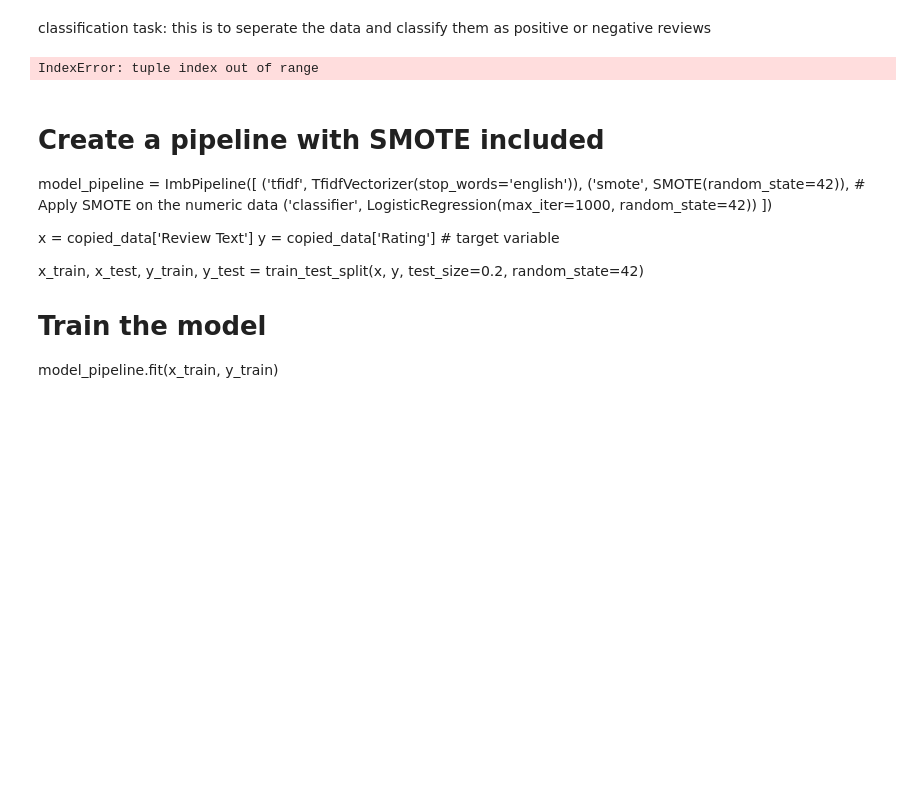
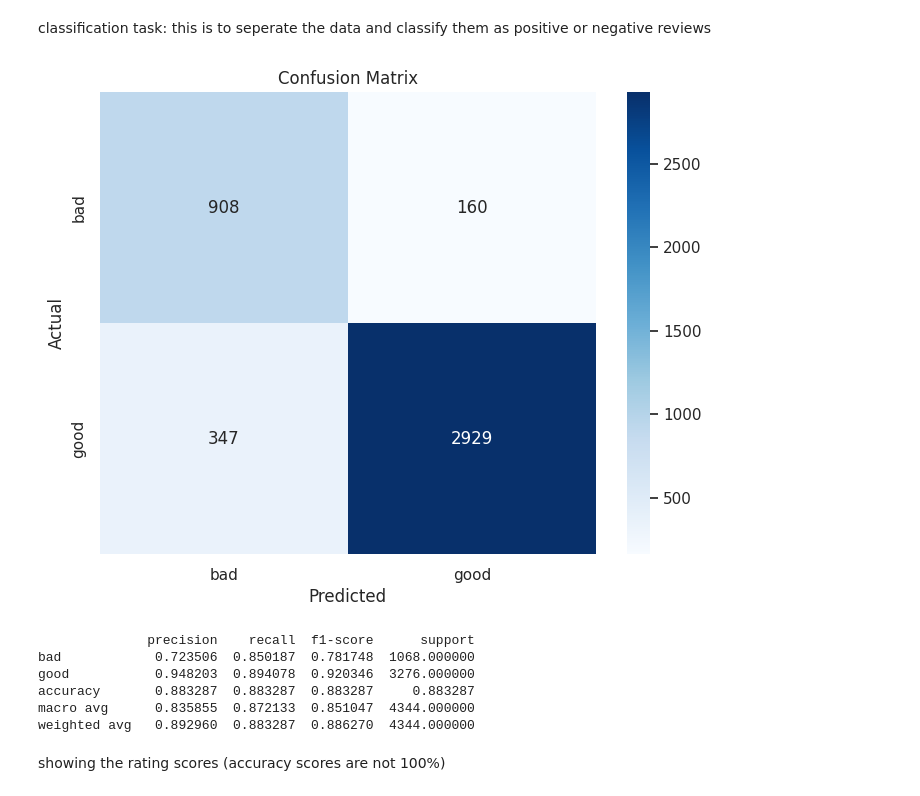
Before and after one commit to callmeAyanda/Machine-Learning, a Jupyter notebook: E_commerce_Sentiment_Analysis.ipynb, the cells around one changed output. Cells and saved outputs as stored; diff of their text form; code cells hidden in the pictures; blank space fills up the shorter version.

```diff
--- a/E_commerce_Sentiment_Analysis.ipynb
+++ b/E_commerce_Sentiment_Analysis.ipynb
@@ -627,66 +627,70 @@ i love love love this jumpsuit its fun flirty and fabulous every time i wear it
 classification task:
 this is to seperate the data and classify them as positive or negative reviews
 # %%
-# converting to integer
+# Convert 'Rating' column to numeric
 copied_data['Rating'] = pd.to_numeric(copied_data['Rating'], errors='coerce')
 
 # Define a function to convert ratings into 'good' and 'bad'
-def binary_rating(Rating):
-    if Rating >= '4':
+def binary_rating(rating):
+    if rating >= 4:
         return 'good'
     else:
         return 'bad'
 
-# Apply the function to the 'Review Text' column
+# Apply the function to create a binary target variable
 binary_data = copied_data.copy()
-binary_data['Review Text'] = binary_data['Review Text'].apply(binary_rating)
+binary_data['Binary Rating'] = binary_data['Rating'].apply(binary_rating)
 
-model_pipeline = Pipeline([
-    ('preprocessor', preprocessor),
+# Ensure there are no missing or invalid values in 'Review Text' and 'Binary Rating'
+binary_data = binary_data.dropna(subset=['Review Text', 'Binary Rating'])
+
+# Features and target variable
+x_binary = binary_data['Review Text']
+y_binary = binary_data['Binary Rating']
+
+# Train-test split
+x_train_binary, x_test_binary, y_train_binary, y_test_binary = train_test_split(
+    x_binary, y_binary, test_size=0.2, random_state=42
+)
+
+# Define the pipeline with SMOTE and Logistic Regression
+model_pipeline = ImbPipeline([
+    ('tfidf', TfidfVectorizer(stop_words='english')),
+    ('smote', SMOTE(random_state=42)),
     ('classifier', LogisticRegression(max_iter=1000, random_state=42))
 ])
 
-x_binary = binary_data['Review Text']
-y_binary = binary_data['Rating']
-
-x_train_binary, x_test_binary, y_train_binary, y_test_binary = train_test_split(x_binary, y_binary, test_size=0.2, random_state=42)
-
+# Train the pipeline
 model_pipeline.fit(x_train_binary, y_train_binary)
 
+# Make predictions
 y_pred_binary = model_pipeline.predict(x_test_binary)
 
+# Classification report and confusion matrix
 binary_report = classification_report(y_test_binary, y_pred_binary, output_dict=True)
-
-# Calculate the confusion matrix for the binary data
 binary_conf_matrix = confusion_matrix(y_test_binary, y_pred_binary)
 
-# Convert classification report to DataFrame for better visualization
-binary_report = pd.DataFrame(binary_report).transpose()
+# Convert classification report to a DataFrame for better visualization
+binary_report_df = pd.DataFrame(binary_report).transpose()
 
-# Plot confusion matrix as a heatmap
+# Plot the confusion matrix as a heatmap
 plt.figure(figsize=(8, 6))
 sns.heatmap(binary_conf_matrix, annot=True, fmt='d', cmap='Blues',
             xticklabels=['bad', 'good'], yticklabels=['bad', 'good'])
 plt.ylabel('Actual')
 plt.xlabel('Predicted')
 plt.title('Confusion Matrix')
 plt.show()
 
-binary_report
+# Display the classification report
+print(binary_report_df)
 # %% [output]
+[figure, added]
-IndexError: tuple index out of range
+              precision    recall  f1-score      support
+bad            0.723506  0.850187  0.781748  1068.000000
+good           0.948203  0.894078  0.920346  3276.000000
+accuracy       0.883287  0.883287  0.883287     0.883287
+macro avg      0.835855  0.872133  0.851047  4344.000000
+weighted avg   0.892960  0.883287  0.886270  4344.000000
-# %% [markdown]
-# Create a pipeline with SMOTE included
-model_pipeline = ImbPipeline([
-    ('tfidf', TfidfVectorizer(stop_words='english')),
-    ('smote', SMOTE(random_state=42)),  # Apply SMOTE on the numeric data
-    ('classifier', LogisticRegression(max_iter=1000, random_state=42))
-])
-
-x = copied_data['Review Text']
-y = copied_data['Rating'] # target variable
-
-x_train, x_test, y_train, y_test = train_test_split(x, y, test_size=0.2, random_state=42)
-
-# Train the model
-model_pipeline.fit(x_train, y_train)
+# %% [markdown]
+showing the rating scores (accuracy scores are not 100%)
```
Also changed, not shown: parts of 4 cells of this notebook.
